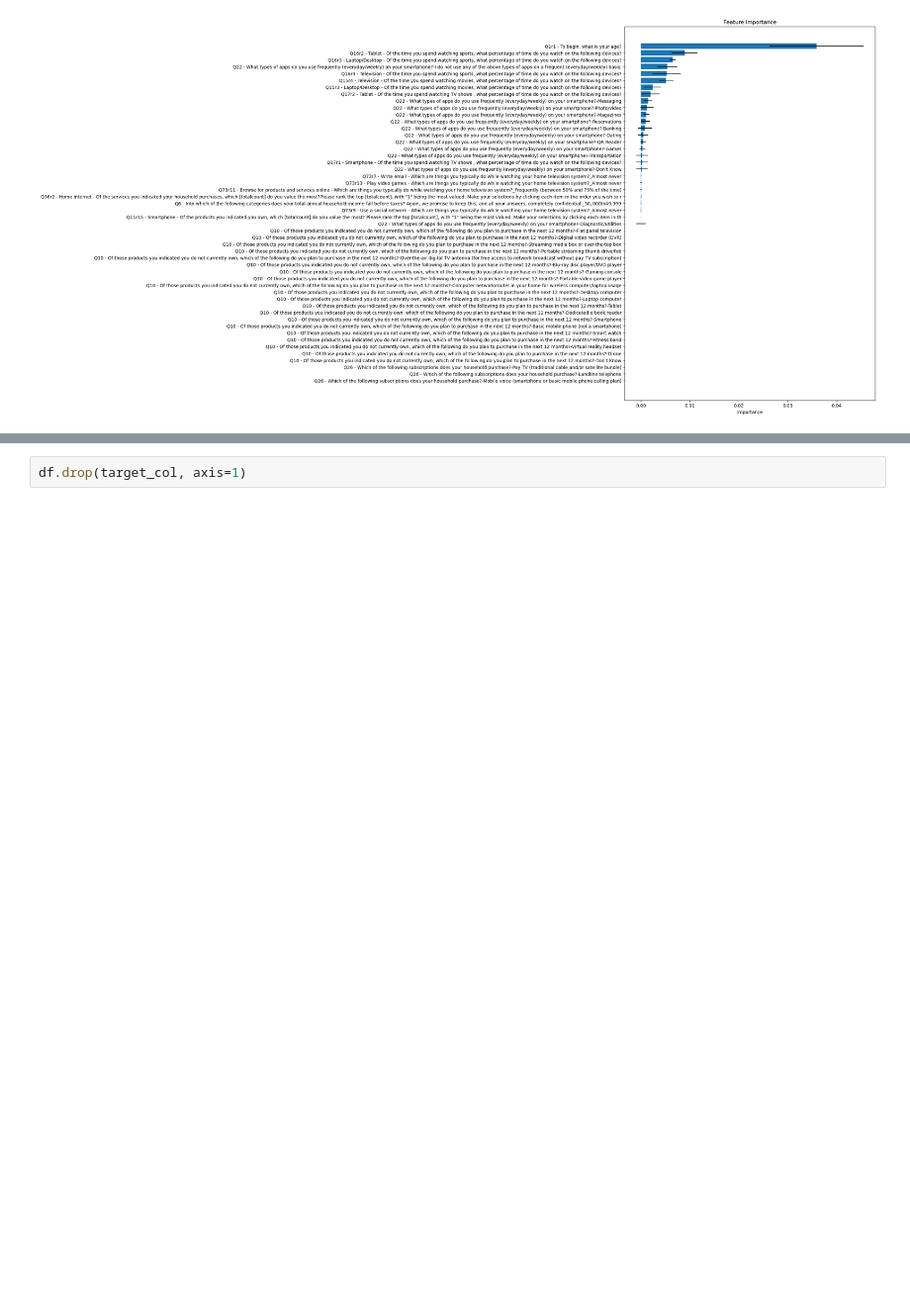
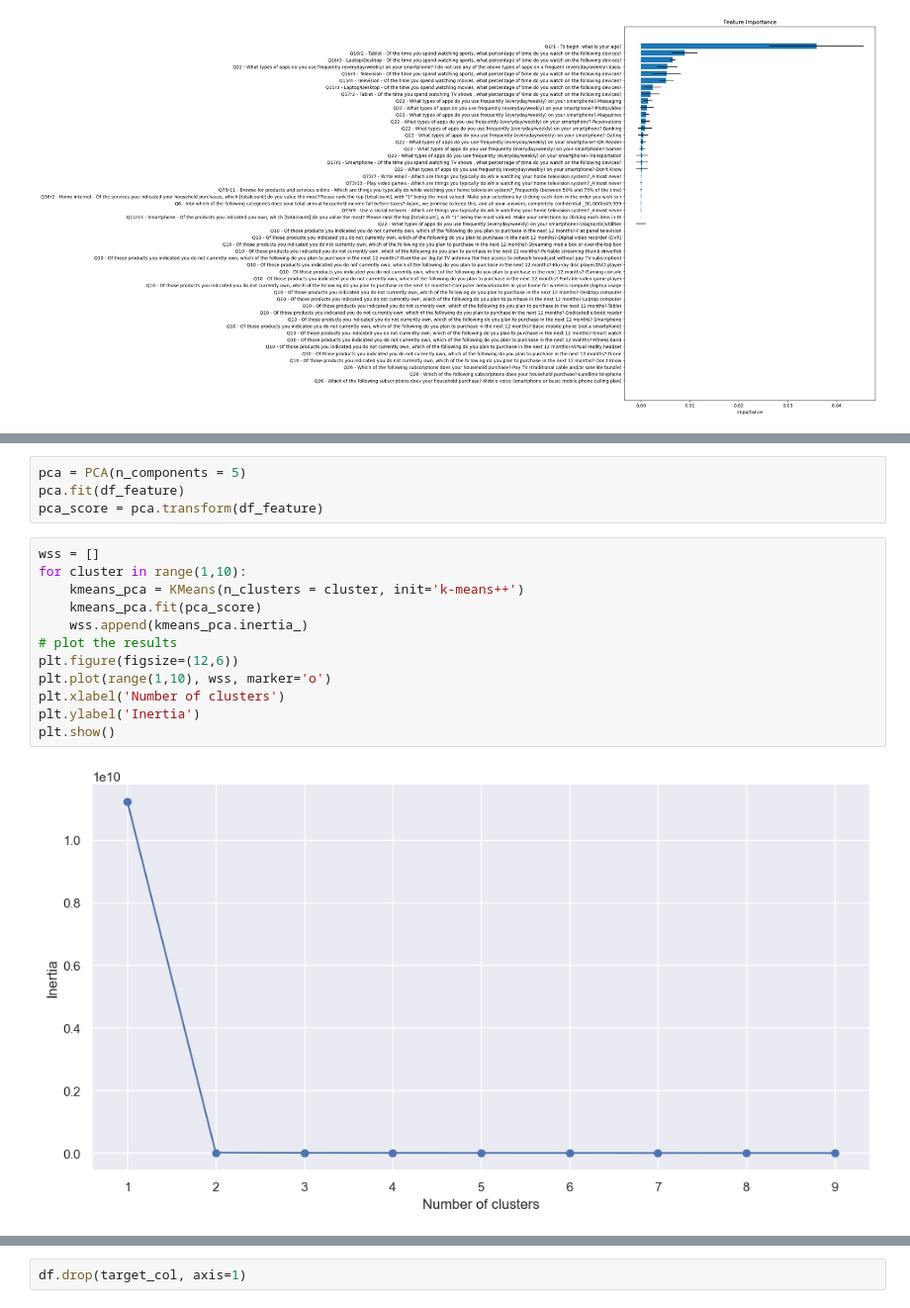
Before and after one commit to ruch798/Deloitte-Survey-Analysis, a Jupyter notebook: Model Training and Evaluation.ipynb, the cells around one changed output, grey strips where cells are left out. Shown at 99% size. Saved outputs shown, nothing was run; the diff lists cells and outputs as text; blank space fills up the shorter version.

```diff
--- a/Model Training and Evaluation.ipynb
+++ b/Model Training and Evaluation.ipynb
@@ -280,0 +322,18 @@ plt.show()
+# %%
+pca = PCA(n_components = 5)
+pca.fit(df_feature)
+pca_score = pca.transform(df_feature)
+# %%
+wss = []
+for cluster in range(1,10):
+    kmeans_pca = KMeans(n_clusters = cluster, init='k-means++')
+    kmeans_pca.fit(pca_score)
+    wss.append(kmeans_pca.inertia_)
+# plot the results
+plt.figure(figsize=(12,6))
+plt.plot(range(1,10), wss, marker='o')
+plt.xlabel('Number of clusters')
+plt.ylabel('Inertia')
+plt.show()
+# %% [output]
+[figure, added]
```
Also changed, not shown: parts of 5 cells of this notebook.
